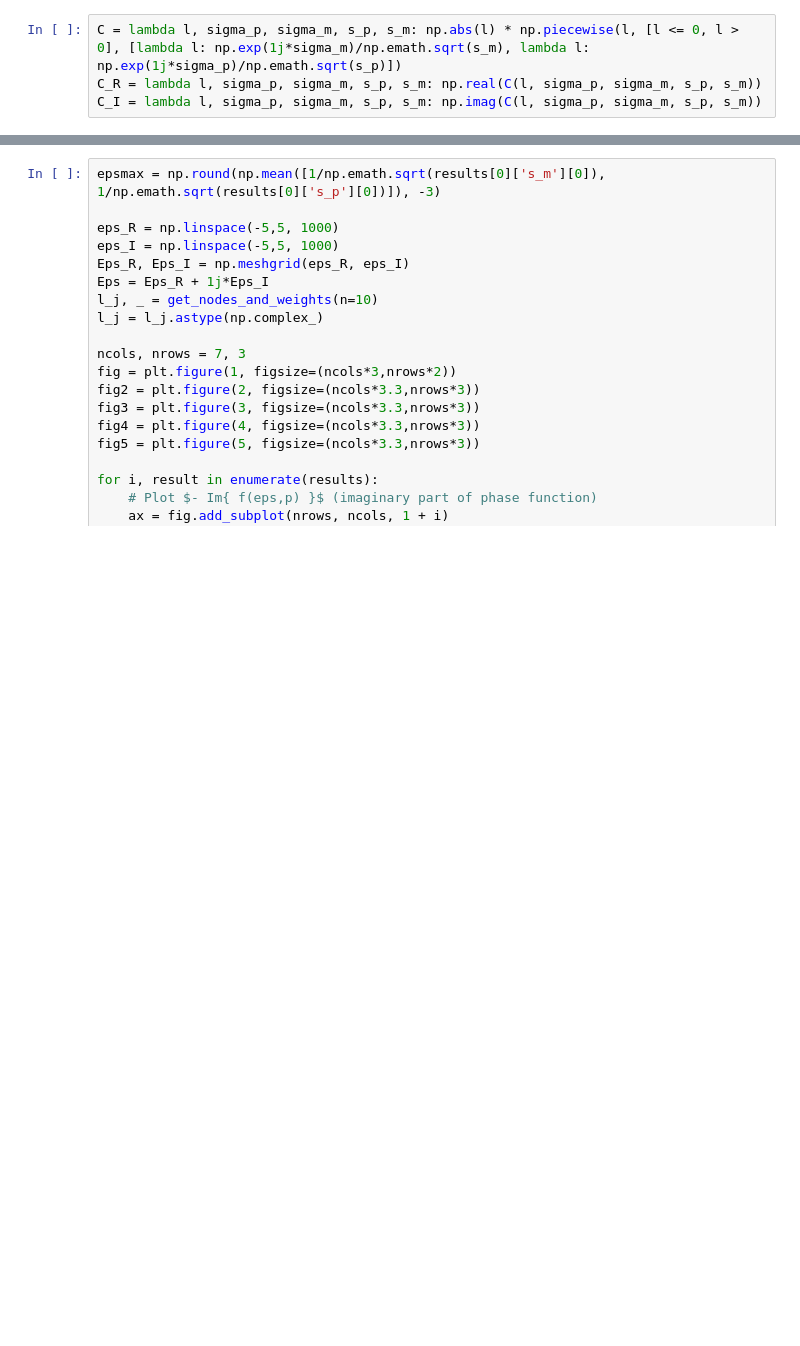
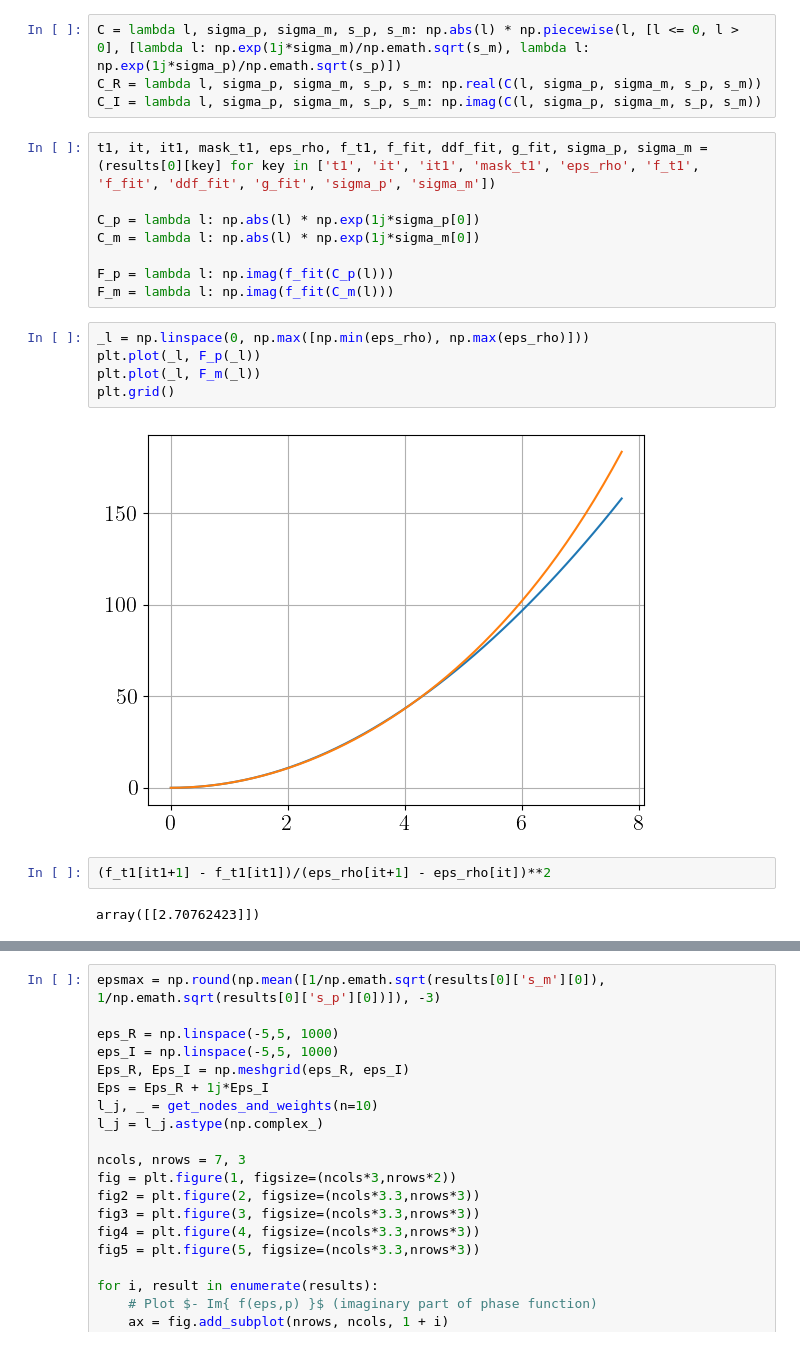
Before and after one commit to runehoejlund/plasma-ray-tracer, a Jupyter notebook: MGO/mgo_ex_airy.ipynb, the cells around one changed output, grey strips where cells are left out. Drawn from its saved outputs; the diff is of its cells as text; blank space fills up the shorter version.

```diff
--- a/MGO/mgo_ex_airy.ipynb
+++ b/MGO/mgo_ex_airy.ipynb
@@ -142,3 +143,22 @@ Theta_anal = lambda eps, p: (
 C = lambda l, sigma_p, sigma_m, s_p, s_m: np.abs(l) * np.piecewise(l, [l <= 0, l > 0], [lambda l: np.exp(1j*sigma_m)/np.emath.sqrt(s_m), lambda l: np.exp(1j*sigma_p)/np.emath.sqrt(s_p)])
 C_R = lambda l, sigma_p, sigma_m, s_p, s_m: np.real(C(l, sigma_p, sigma_m, s_p, s_m))
 C_I = lambda l, sigma_p, sigma_m, s_p, s_m: np.imag(C(l, sigma_p, sigma_m, s_p, s_m))
+# %%
+t1, it, it1, mask_t1, eps_rho, f_t1, f_fit, ddf_fit, g_fit, sigma_p, sigma_m = (results[0][key] for key in ['t1', 'it', 'it1', 'mask_t1', 'eps_rho', 'f_t1', 'f_fit', 'ddf_fit', 'g_fit', 'sigma_p', 'sigma_m'])
+
+C_p = lambda l: np.abs(l) * np.exp(1j*sigma_p[0])
+C_m = lambda l: np.abs(l) * np.exp(1j*sigma_m[0])
+
+F_p = lambda l: np.imag(f_fit(C_p(l)))
+F_m = lambda l: np.imag(f_fit(C_m(l)))
+# %%
+_l = np.linspace(0, np.max([np.min(eps_rho), np.max(eps_rho)]))
+plt.plot(_l, F_p(_l))
+plt.plot(_l, F_m(_l))
+plt.grid()
+# %% [output]
+[figure, added]
+# %%
+(f_t1[it1+1] - f_t1[it1])/(eps_rho[it+1] - eps_rho[it])**2
+# %% [output]
+array([[2.70762423]])
```
Also changed, not shown: parts of 13 cells of this notebook, 5 other files.
